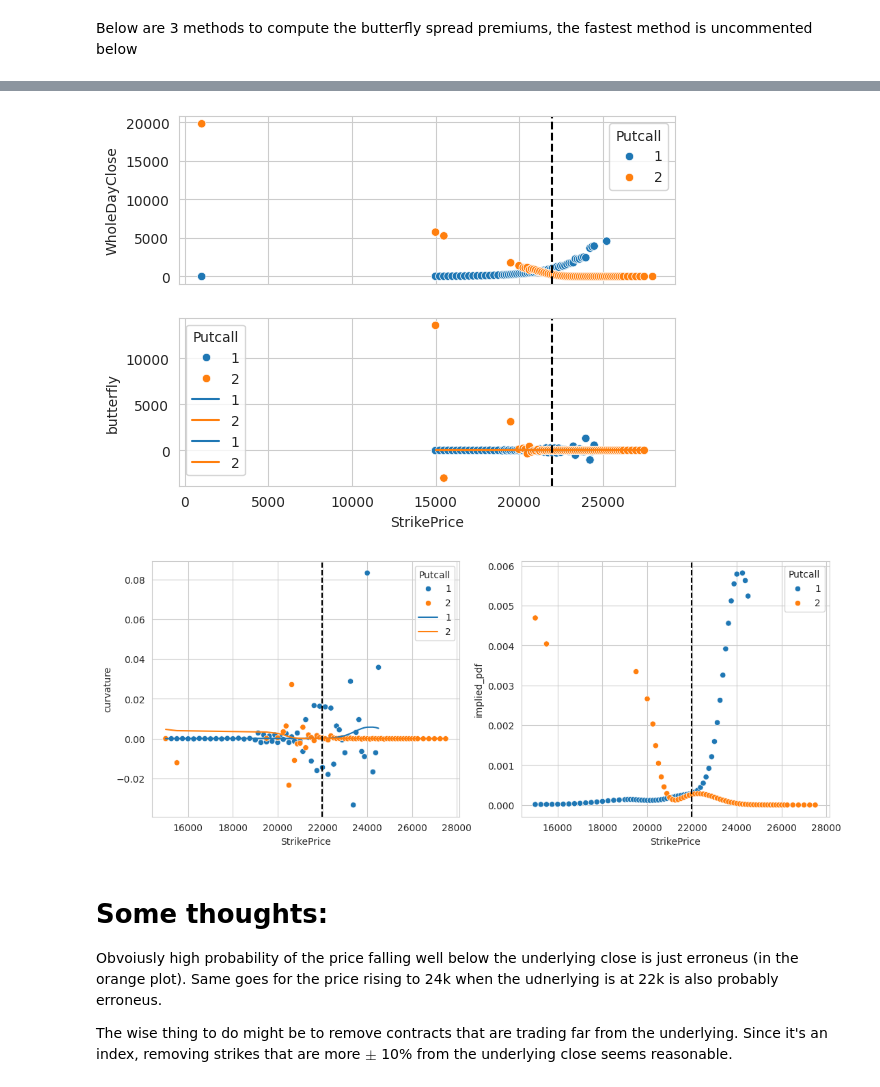
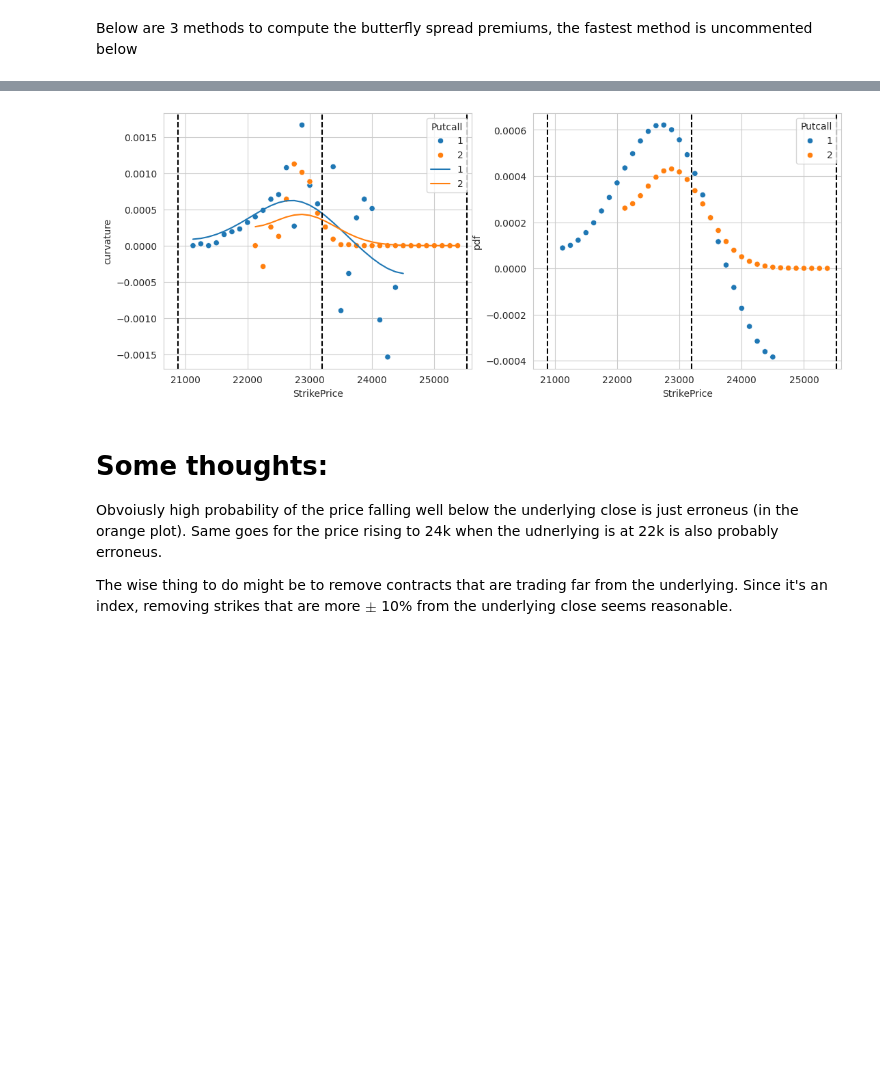
Before and after one commit to FlyingCurryMonster/JPY-equities, a Jupyter notebook: implied-probability-distributions.ipynb, the cells around one changed output, grey strips where cells are left out. Saved outputs shown, nothing was run; the diff lists cells and outputs as text; code cells hidden in the pictures; blank space fills up the shorter version.

```diff
--- a/implied-probability-distributions.ipynb
+++ b/implied-probability-distributions.ipynb
@@ -197,6 +210,9 @@ g.ax_joint.set_xscale('log')
 # %%
 # Identify the contracts that have at least 20 strikes traded on a particular day
-good_training_examples=contract_list[contract_list.N_strikes>=20].sort_index().index
+min_strikes = 15
+good_training_examples=contract_list[contract_list.N_strikes>=15].sort_index().index
 
 # Exclude the training examples that are not considered "good"
 options = options[options.index.droplevel(-1).isin(good_training_examples)].copy()
+# %%
+options['Close_sm']=options.groupby(indices, group_keys=False).WholeDayClose.apply(savgol_pandas, 5, 1)
@@ -212,7 +259,7 @@ Below are 3 methods to compute the butterfly spread premiums, the fastest method
 
 # Less than 0.1s runtime
 
-options['butterfly'] = SecondDerivative_pdgroupby(options['WholeDayClose'].groupby(indices, group_keys=False))
+options['butterfly'] = SecondDerivative_pdgroupby(options['Close_sm'].groupby(indices, group_keys=False))
 
 #4.4 seconds runtime
 #options.groupby(indices, group_keys=False)['WholeDayClose'].apply(pandas_butterfly_contract)
@@ -226,39 +273,23 @@ options['dK'] = options['dK'].groupby(['Date', 'Expiry', 'Putcall']).diff()
 options['curvature'] = options.butterfly.div(options.dK.pow(2))
 # %%
 options['pdf'] = options.groupby(indices, group_keys=False)['curvature'].apply(
-    GaussKernelSmoother_pandas, 5)
+    GaussKernelSmoother_pandas,4)
 # %%
-example_1 = contract_list.index[1]
-print(example_1[:-1])
-df_orig = options.loc[example_1[:-1]]
-# df_orig = options.loc[idx[row, expiry]]
+fig,ax = plt.subplots(1,2, figsize = (6.4*2, 4.85))
+df = options.loc[example[:-1]]
 
-df=df_orig.copy()
-
-
-
-print(df_orig.WholeDayVolume.quantile(0.05))
-df['implied_pdf'] = GaussKernelSmoother_pandas(df.curvature, 5, order = 0)
-fig, ax = plt.subplots(2, 1, figsize = (6.4, 4.8), sharex=True)
-
-sns.scatterplot(df_orig, x = 'StrikePrice', y = 'WholeDayClose', ax=ax[0], hue ='Putcall', palette= 'tab10')
-sns.scatterplot(df, x = 'StrikePrice', y = 'butterfly', ax=ax[1], hue='Putcall', palette= 'tab10')
-sns.lineplot(df, x = 'StrikePrice', y = 'pdf', ax=ax[1], hue ='Putcall', palette= 'tab10')
-sns.lineplot(df, x = 'StrikePrice', y = 'implied_pdf', ax=ax[1], color = 'tab:green', hue='Putcall', palette= 'tab10')
-
-for a in ax: a.axvline(df['UnderlyingClose'].iloc[0], color = 'k', linestyle = '--')
-
-
-fig,ax = plt.subplots(1,2, figsize = (6.4*2, 4.85))
 # sns.scatterplot(df, x = 'StrikePrice', y = 'pdf', )
 sns.scatterplot(df, x = 'StrikePrice', y = 'curvature',ax=ax[0], hue='Putcall', palette= 'tab10')
 # sns.lineplot(df, x = 'StrikePrice', y = 'pdf', ax=ax[1], hue ='Putcall', palette= 'tab10')
 
-sns.lineplot(df, x = 'StrikePrice', y = 'implied_pdf', color = 'tab:green', ax=ax[0], hue='Putcall', palette= 'tab10')
+sns.lineplot(df, x = 'StrikePrice', y = 'pdf', color = 'tab:green', ax=ax[0], hue='Putcall', palette= 'tab10')
 
 # sns.lineplot(df, x = 'StrikePrice', y = 'pdf', ax=ax[1], hue ='Putcall', palette= 'tab10')
 
-sns.scatterplot(df, x='StrikePrice', y='implied_pdf', ax=ax[1], color='tab:green', hue='Putcall', palette= 'tab10')
+sns.scatterplot(df, x='StrikePrice', y='pdf', ax=ax[1], color='tab:green', hue='Putcall', palette= 'tab10')
 
-for a in ax: a.axvline(df['UnderlyingClose'].iloc[0], color = 'k', linestyle = '--')
+for a in ax:
+    a.axvline(df['UnderlyingClose'].iloc[0], color = 'k', linestyle = '--')
+    a.axvline(df['UnderlyingClose'].iloc[0]*0.9, color = 'k', linestyle = '--')
+    a.axvline(df['UnderlyingClose'].iloc[0]*1.1, color = 'k', linestyle = '--')
 # %% [output]
@@ -267,5 +296,4 @@ for a in ax: a.axvline(df['UnderlyingClose'].iloc[0], color = 'k', linestyle = '
-[figure, old version]
+[figure, new version]
-[figure, removed]
 # %% [markdown]
 # Some thoughts:
 Obvoiusly high probability of the price falling well below the underlying close is just erroneus (in the orange plot). Same goes for the price rising to 24k when the udnerlying is at 22k is also probably erroneus.
```
Also changed, not shown: parts of 10 cells of this notebook.
